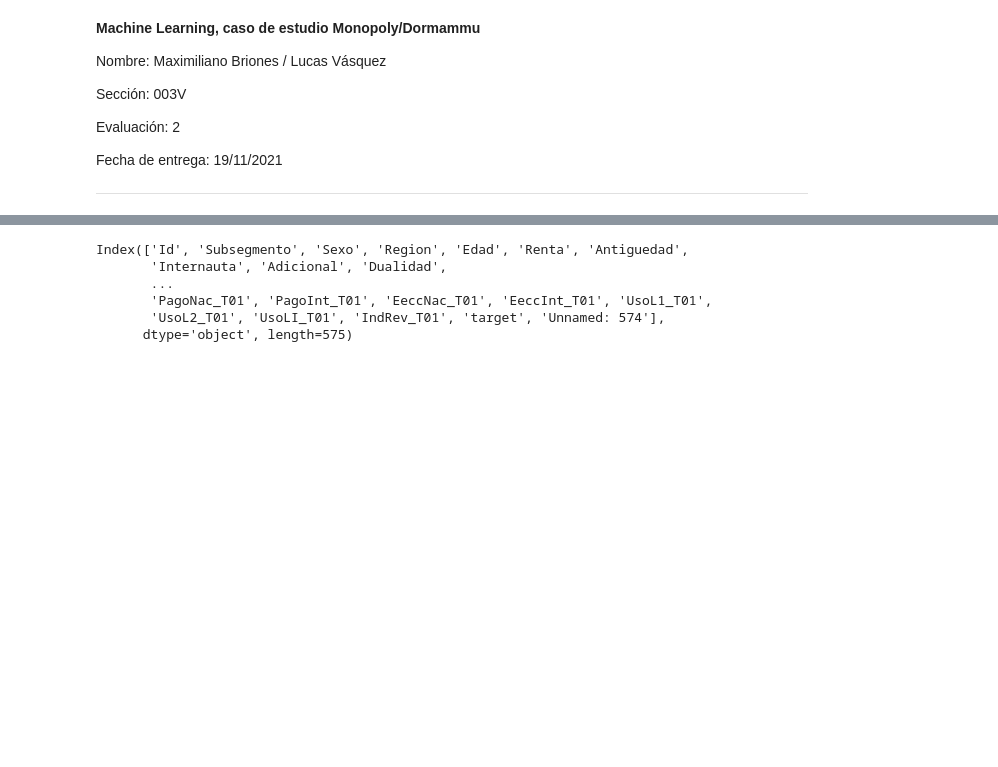
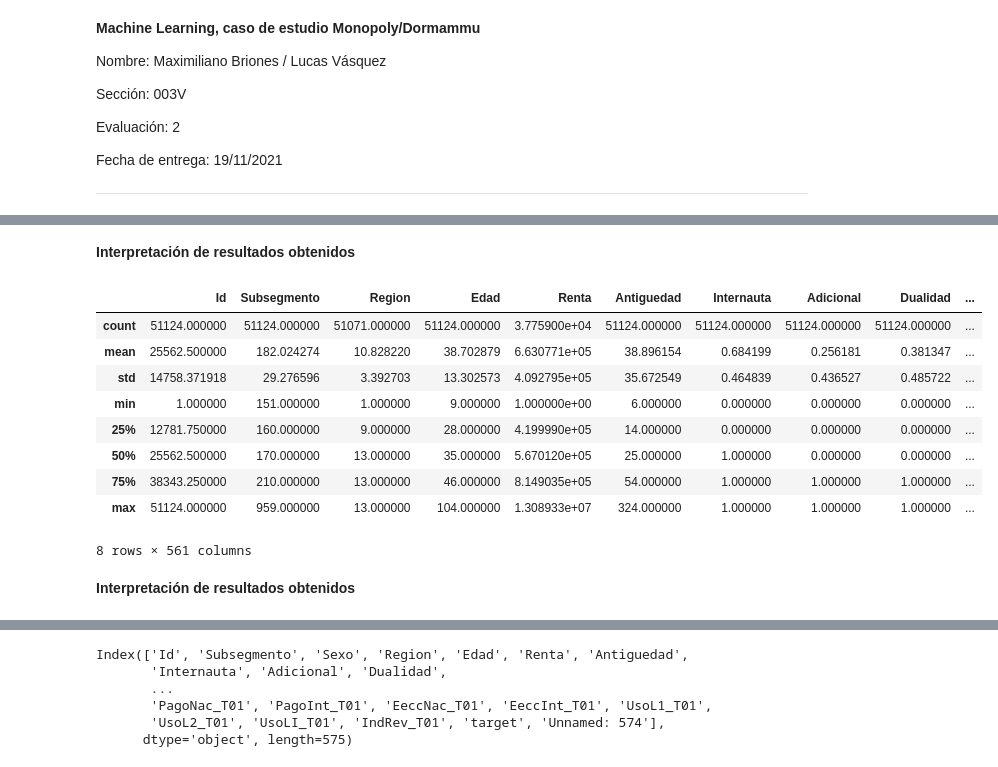
Before and after one commit to Maxibrionest/MachineLearning, a Jupyter notebook: Entrega2/Entrega2.ipynb, the cells around one changed output, grey strips where cells are left out. Saved outputs shown, nothing was run; the diff lists cells and outputs as text; code cells hidden in the pictures; blank space fills up the shorter version.

```diff
--- a/Entrega2/Entrega2.ipynb
+++ b/Entrega2/Entrega2.ipynb
@@ -57,0 +99,17 @@ Al ver el excel, existe una suma que da cuenta de la cantidad de columnas y que
+# %% [markdown]
+**Interpretación de resultados obtenidos**
+# %%
+df.describe()
+# %% [output]
+|  | Id | Subsegmento | Region | Edad | Renta | Antiguedad | Internauta | Adicional | Dualidad | ... |
+| count | 51124.000000 | 51124.000000 | 51071.000000 | 51124.000000 | 3.775900e+04 | 51124.000000 | 51124.000000 | 51124.000000 | 51124.000000 | ... |
+| mean | 25562.500000 | 182.024274 | 10.828220 | 38.702879 | 6.630771e+05 | 38.896154 | 0.684199 | 0.256181 | 0.381347 | ... |
+| std | 14758.371918 | 29.276596 | 3.392703 | 13.302573 | 4.092795e+05 | 35.672549 | 0.464839 | 0.436527 | 0.485722 | ... |
+| min | 1.000000 | 151.000000 | 1.000000 | 9.000000 | 1.000000e+00 | 6.000000 | 0.000000 | 0.000000 | 0.000000 | ... |
+| 25% | 12781.750000 | 160.000000 | 9.000000 | 28.000000 | 4.199990e+05 | 14.000000 | 0.000000 | 0.000000 | 0.000000 | ... |
+| 50% | 25562.500000 | 170.000000 | 13.000000 | 35.000000 | 5.670120e+05 | 25.000000 | 1.000000 | 0.000000 | 0.000000 | ... |
+| 75% | 38343.250000 | 210.000000 | 13.000000 | 46.000000 | 8.149035e+05 | 54.000000 | 1.000000 | 1.000000 | 1.000000 | ... |
+| max | 51124.000000 | 959.000000 | 13.000000 | 104.000000 | 1.308933e+07 | 324.000000 | 1.000000 | 1.000000 | 1.000000 | ... |
+8 rows × 561 columns
+# %% [markdown]
+**Interpretación de resultados obtenidos**
```
Also changed, not shown: parts of 49 cells of this notebook.
